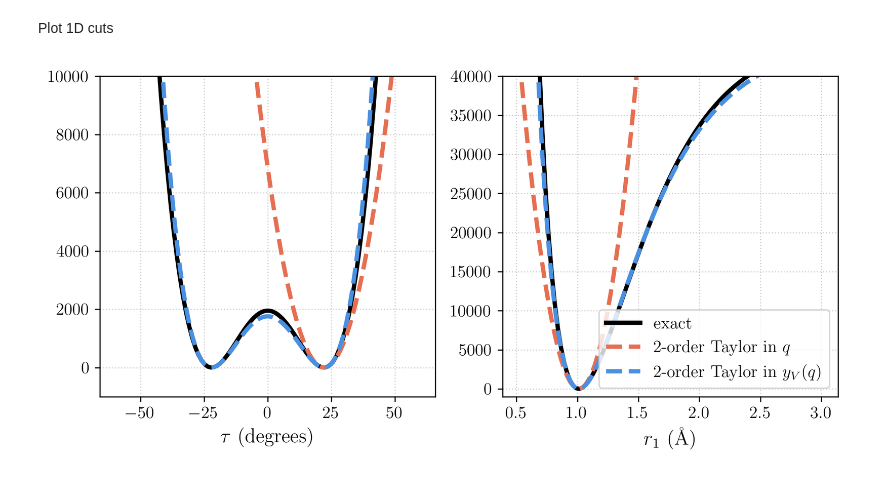
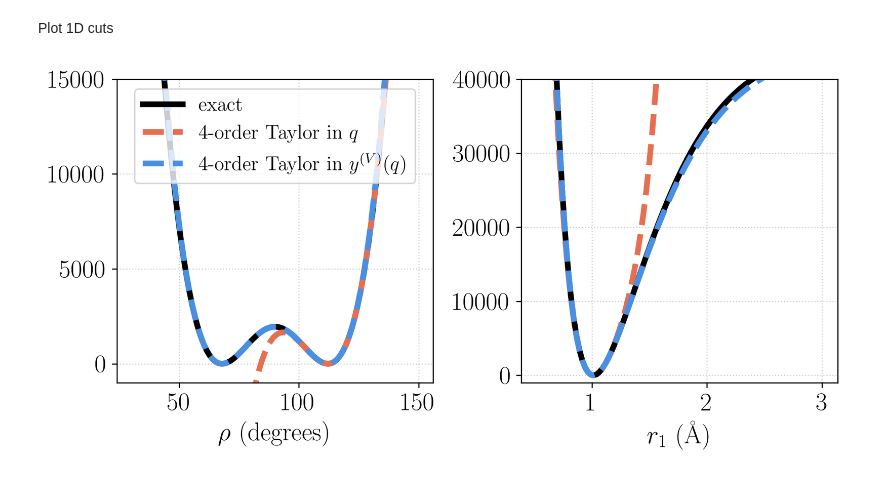
Before and after one commit to robochimps/vibrojet, a Jupyter notebook: examples/nh3_pes_beta.ipynb, the cells around one changed output. Drawn from its saved outputs; the diff is of its cells as text; code cells hidden in the pictures.

```diff
--- a/examples/nh3_pes_beta.ipynb
+++ b/examples/nh3_pes_beta.ipynb
@@ -124,7 +124,7 @@ Reference values of expansion y-coordinates:
 # %% [markdown]
 Generate expansion power indices
 # %%
-max_order = 8  # max total expansion order
+max_order = 4  # max total expansion order
 deriv_ind = [
     elem
     for elem in itertools.product(*[range(0, max_order + 1) for _ in range(len(q0))])
@@ -175,6 +184,13 @@ def poten_y(y):
 
 
 poten_file = f"nh3_poten_beta_y_coefs_{max_order}.npz"
-poten_y_coefs = deriv_list(poten_y, deriv_ind, y0, if_taylor=True)
-np.savez(poten_file, coefs=poten_y_coefs, ind=deriv_ind, q0=y0)
+if os.path.exists(poten_file):
+    print(
+        f"load potential expansion coefs from file {poten_file} (delete file to recompute coefs)"
+    )
+    data = np.load(poten_file)
+    poten_y_coefs = data["coefs"]
+else:
+    poten_y_coefs = deriv_list(poten_y, deriv_ind, y0, if_taylor=True)
+    np.savez(poten_file, coefs=poten_y_coefs, ind=deriv_ind, q0=y0)
 # %% [output]
@@ -204,6 +212,7 @@ q = np.ones((len(tau), 6)) * np.array(q0)[None, :]
 q[:, -1] = tau
 y = jax.vmap(internal_to_y)(q)
 tau_deg = tau * 180 / np.pi
+rho_deg = 90 + tau_deg
 
 v_pts_tau = jax.vmap(poten)(q)
 v_taylor_tau = poten_taylor(q, q0, poten_coefs, deriv_ind)
@@ -225,44 +234,44 @@ fig, axes = plt.subplots(1, 2, figsize=(8, 4), dpi=300)
 for ax, (x, x_lab, v_pts, v_taylor, v_in_y_taylor, v_lim, leg) in zip(
     axes.flat,
     (
         (
-            tau_deg,
-            "$\\tau$ (degrees)",
+            rho_deg,
+            "$\\rho$ (degrees)",
             v_pts_tau,
             v_taylor_tau,
             v_in_y_taylor_tau,
-            10000,
-            False,
+            15000,
+            True,
         ),
-        (r, "$r_1$ (\\AA)", v_pts_r, v_taylor_r, v_in_y_taylor_r, 40000, True),
+        (r, "$r_1$ (\\AA)", v_pts_r, v_taylor_r, v_in_y_taylor_r, 40000, False),
     ),
 ):
-    ax.plot(x, v_pts, "-", linewidth=3, color="k", label="exact")
+    ax.plot(x, v_pts, "-", linewidth=4, color="k", label="exact")
     ax.plot(
         x,
         v_taylor,
         "--",
-        linewidth=3,
+        linewidth=4,
         color="#e76f51",
         label=f"{max_order}-order Taylor in $q$",
     )
     ax.plot(
         x,
         v_in_y_taylor,
         "--",
-        linewidth=3,
+        linewidth=4,
         color="#4a90e2",
-        label=f"{max_order}-order Taylor in $y_V(q)$",
+        label=f"{max_order}-order Taylor in "+"$y^{(V)}(q)$",
     )
 
-    ax.set_xlabel(x_lab, fontsize=14)
+    ax.set_xlabel(x_lab, fontsize=18)
     ax.grid(True, linestyle=":", alpha=0.6)
     if leg:
-        ax.legend(fontsize=12, loc="lower right")
-    ax.tick_params(axis="both", labelsize=12)
+        ax.legend(fontsize=14, loc="upper center")
+    ax.tick_params(axis="both", labelsize=18)
     ax.set_ylim([-1000, v_lim])
 
 plt.tight_layout()
-plt.savefig(f"nh3_pes_beta_{max_order}.pdf", format="pdf", bbox_inches="tight")
+plt.savefig(f"_nh3_pes_beta_{max_order}.pdf", format="pdf", bbox_inches="tight")
 # %% [output]
-[figure, old version]
+[figure, new version]
```
Also changed, not shown: parts of 3 cells of this notebook, 10 other files.
